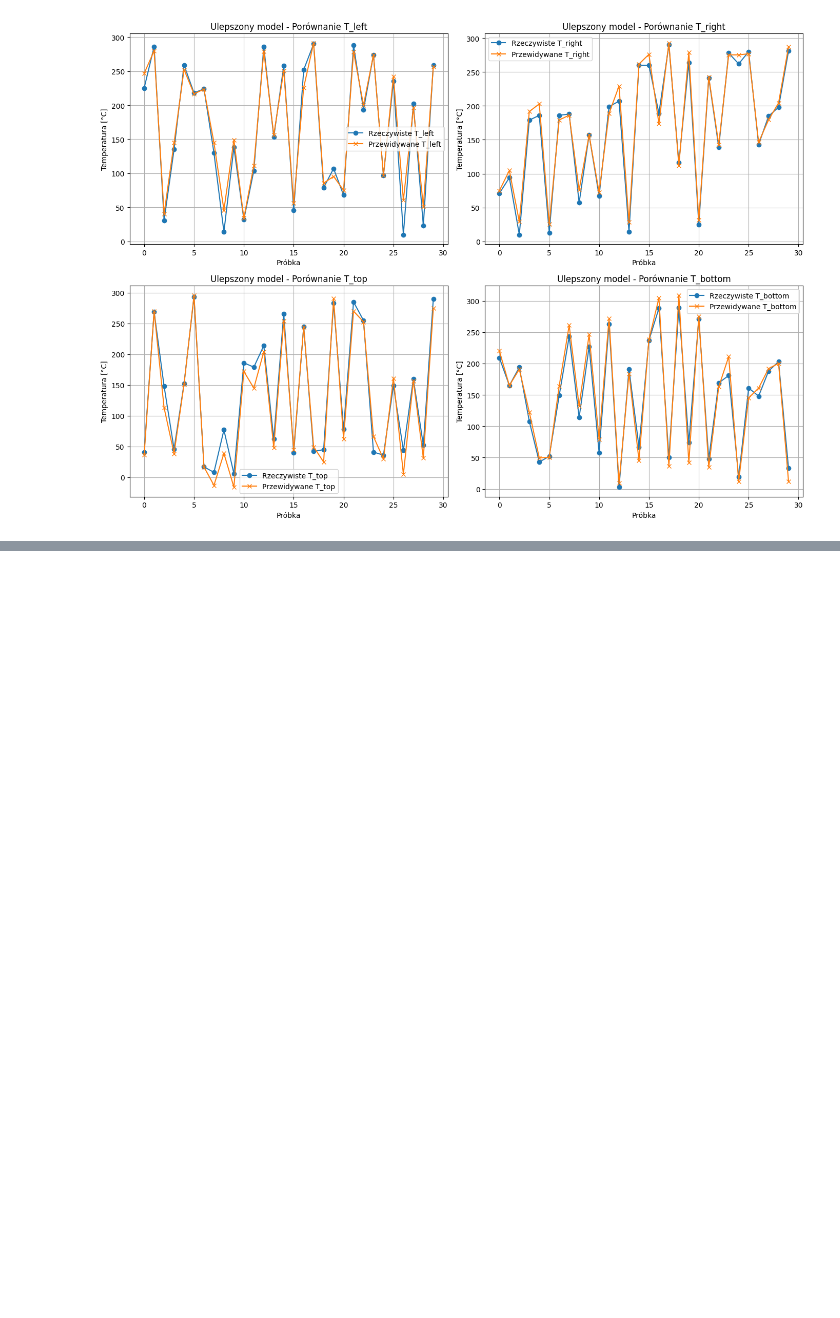
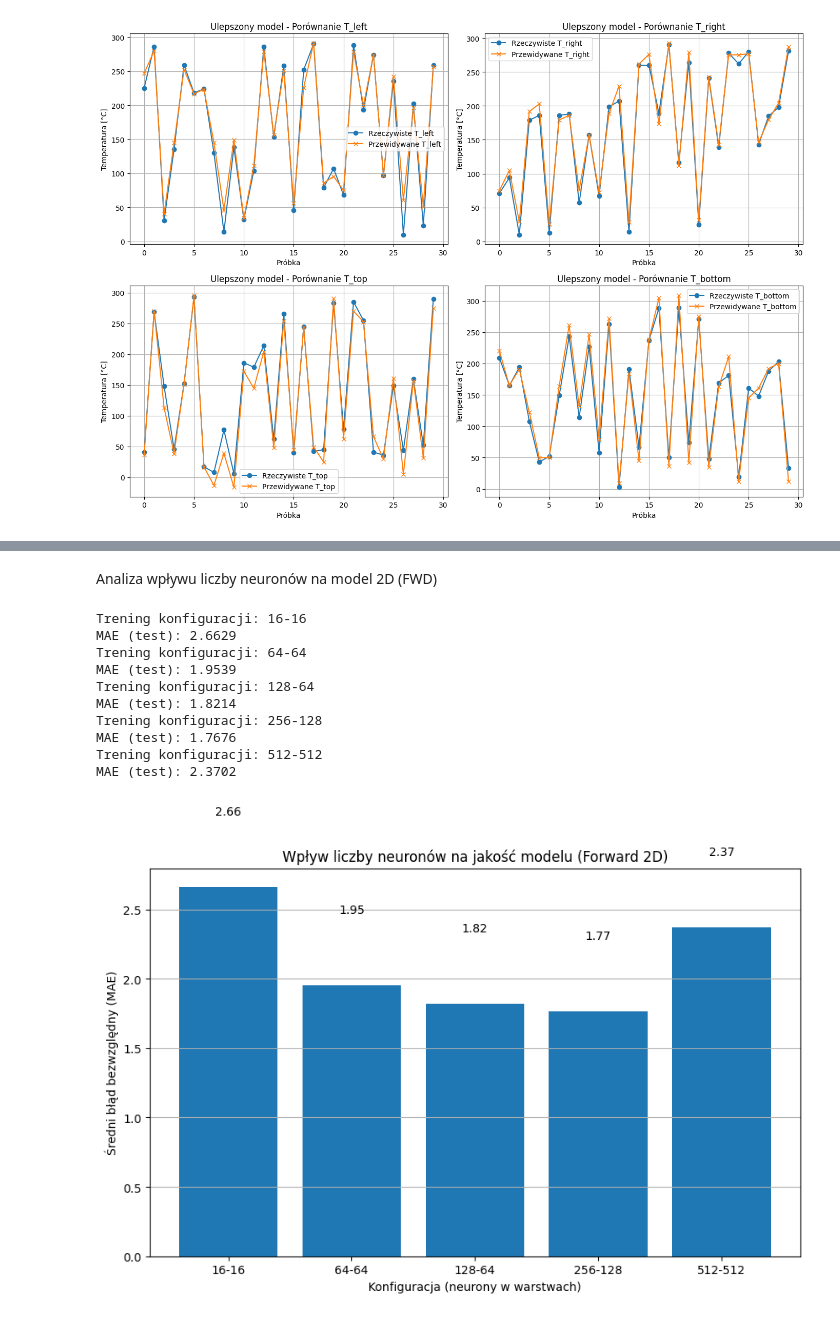
Before and after one commit to mareksigmund/Rozwi-zywanie-zada--odwrotnych, a Jupyter notebook: Lab_5/Lab05.ipynb, the cells around one changed output, grey strips where cells are left out. Saved outputs shown, nothing was run; the diff lists cells and outputs as text; code cells hidden in the pictures; blank space fills up the shorter version.

```diff
--- a/Lab_5/Lab05.ipynb
+++ b/Lab_5/Lab05.ipynb
@@ -1270,0 +1566,73 @@ plt.show()
+# %% [markdown]
+ Analiza wpływu liczby neuronów na model 2D (FWD)
+# %%
+from tensorflow.keras.models import Sequential
+from tensorflow.keras.layers import Dense, Input
+from tensorflow.keras.optimizers import Adam
+from tensorflow.keras.callbacks import EarlyStopping
+import matplotlib.pyplot as plt
+import numpy as np
+
+
+# Konfiguracje liczby neuronów
+neuron_configs_2D = [
+    (16, 16),       # bardzo mała sieć
+    (64, 64),       # mała
+    (128, 64),      # średnia
+    (256, 128),     # duża
+    (512, 512)      # bardzo duża
+]
+
+results_2D = []
+
+for n1, n2 in neuron_configs_2D:
+    print(f"Trening konfiguracji: {n1}-{n2}")
+
+    model = Sequential([
+        Input(shape=(X_train_2D.shape[1],)),
+        Dense(n1, activation='relu'),
+        Dense(n2, activation='relu'),
+        Dense(y_train_2D.shape[1])
+    ])
+
+    model.compile(optimizer=Adam(learning_rate=0.001), loss='mae')
+
+    early_stopping = EarlyStopping(monitor='val_loss', patience=20, restore_best_weights=True)
+
+    model.fit(
+        X_train_2D, y_train_2D,
+        validation_split=0.1,
+        epochs=300,
+        batch_size=4,
+        verbose=0,
+        callbacks=[early_stopping]
+    )
+
+    test_mae = model.evaluate(X_test_2D, y_test_2D, verbose=0)
+    results_2D.append((f"{n1}-{n2}", test_mae))
+    print(f"MAE (test): {test_mae:.4f}")
+
+# Wykres porównawczy
+labels_2D, maes_2D = zip(*results_2D)
+
+plt.figure(figsize=(10, 6))
+bars = plt.bar(labels_2D, maes_2D)
+for bar, mae in zip(bars, maes_2D):
+    plt.text(bar.get_x() + bar.get_width()/2, bar.get_height() + 0.5, f"{mae:.2f}", ha='center', va='bottom')
+plt.ylabel("Średni błąd bezwzględny (MAE)")
+plt.xlabel("Konfiguracja (neurony w warstwach)")
+plt.title("Wpływ liczby neuronów na jakość modelu (Forward 2D)")
+plt.grid(True, axis='y')
+plt.show()
+# %% [output]
+Trening konfiguracji: 16-16
+MAE (test): 2.6629
+Trening konfiguracji: 64-64
+MAE (test): 1.9539
+Trening konfiguracji: 128-64
+MAE (test): 1.8214
+Trening konfiguracji: 256-128
+MAE (test): 1.7676
+Trening konfiguracji: 512-512
+MAE (test): 2.3702
+[figure, added]
```
Also changed, not shown: parts of 119 cells of this notebook, 1 other file.
